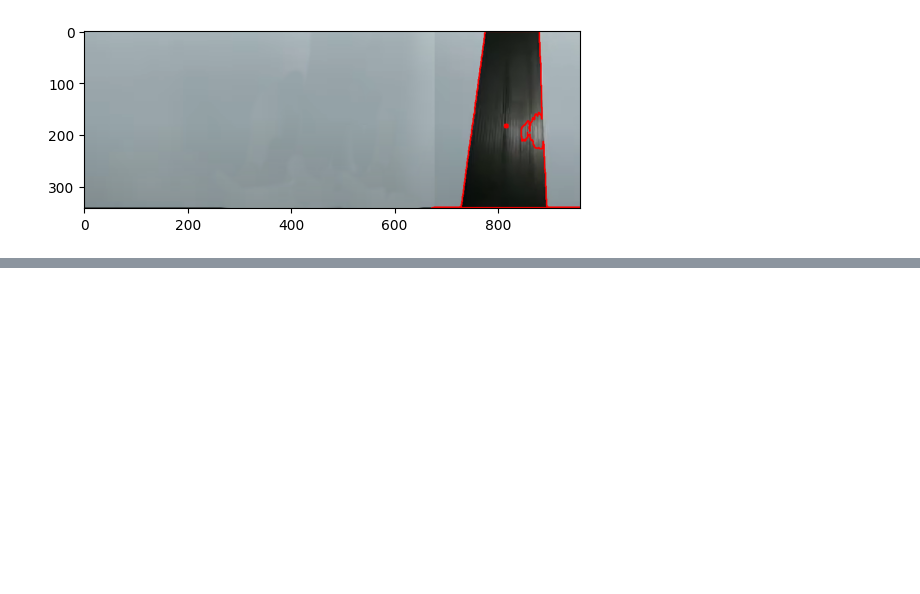
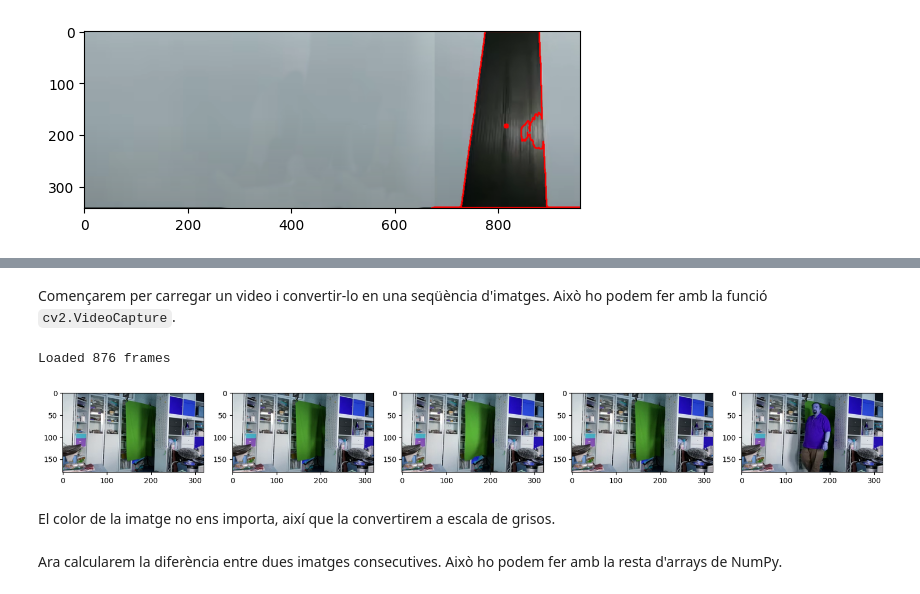
Before and after one commit to lawer/mia, a Jupyter notebook: apunts/8.-Reconeixement imatges/1.-Introduccio_OpenCV.ipynb, the cells around one changed output, grey strips where cells are left out. Saved outputs shown, nothing was run; the diff lists cells and outputs as text; code cells hidden in the pictures; blank space fills up the shorter version.

Commit message:
Moviment entre frames

```diff
--- a/apunts/8.-Reconeixement imatges/1.-Introduccio_OpenCV.ipynb
+++ b/apunts/8.-Reconeixement imatges/1.-Introduccio_OpenCV.ipynb
@@ -183,0 +192,25 @@ plt.imshow(im_proc)
+# %% [markdown]
+Començarem per carregar un video i convertir-lo en una seqüència d'imatges. Això ho podem fer amb la funció `cv2.VideoCapture`.
+# %%
+vid = cv2.VideoCapture("motionvideo.mp4")
+
+frames = []
+while True:
+    ret, frame = vid.read()
+    if not ret:
+        break
+    frames.append(frame)
+
+vid.release()
+print(f"Loaded {len(frames)} frames")
+
+# Mostrem els frames de 150 en 150 en una mateixa fila
+
+fig, axs = plt.subplots(1, 5, figsize=(20, 20))
+for i in range(5):
+    axs[i].imshow(frames[i*150])
+# %% [output]
+Loaded 876 frames
+[figure, added]
+# %% [markdown]
+El color de la imatge no ens importa, així que la convertirem a escala de grisos.
@@ -183,0 +219,2 @@ plt.imshow(im_proc)
+# %% [markdown]
+Ara calcularem la diferència entre dues imatges consecutives. Això ho podem fer amb la resta d'arrays de NumPy.
```
Also changed, not shown: parts of 14 cells of this notebook, 1 other file.
